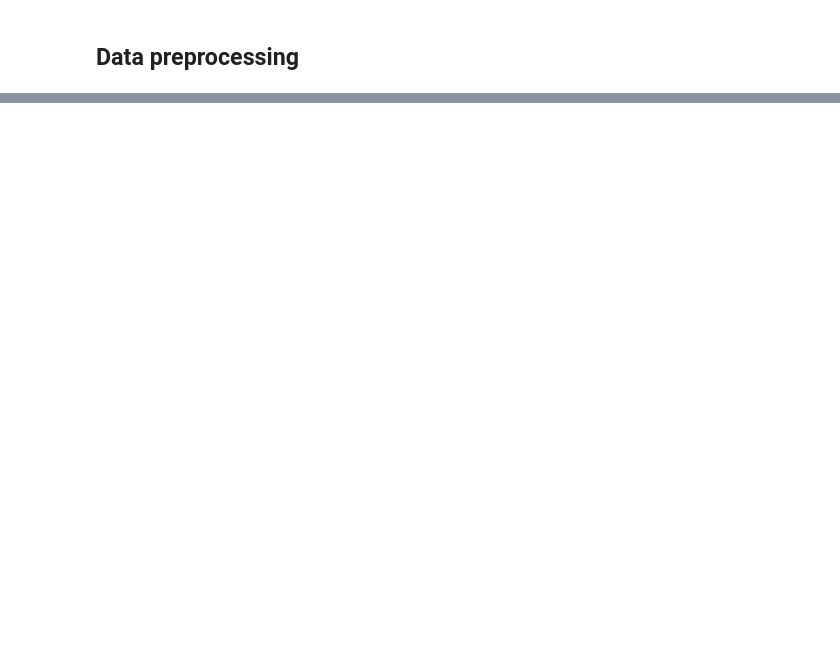
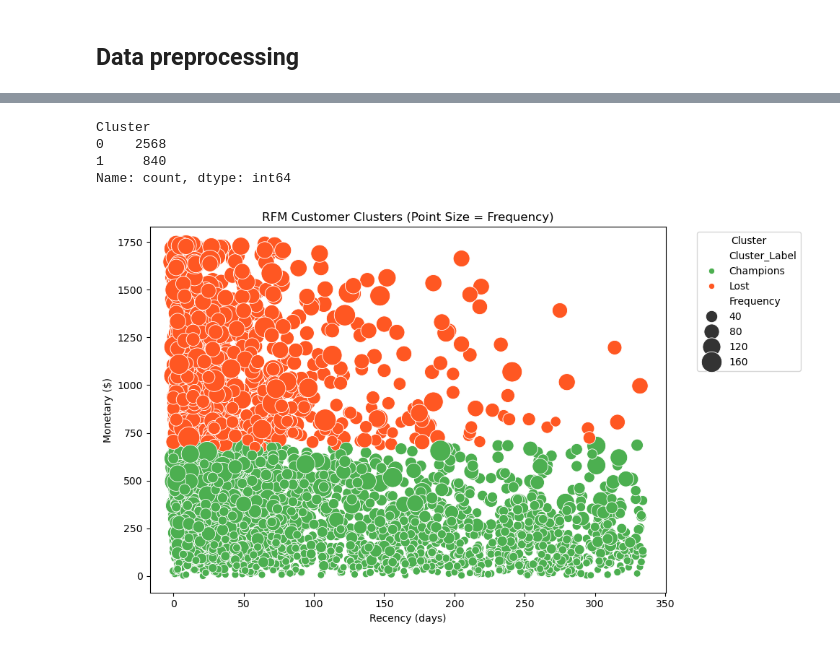
Before and after one commit to muhamedrar/Online-Retail, a Jupyter notebook: clustering_notebook.ipynb, the cells around one changed output, grey strips where cells are left out. Drawn from its saved outputs; the diff is of its cells as text; code cells hidden in the pictures; blank space fills up the shorter version.

```diff
--- a/clustering_notebook.ipynb
+++ b/clustering_notebook.ipynb
@@ -53,0 +89,26 @@ RFM
+# %%
+kmeans = KMeans(n_clusters=2, random_state=42)
+RFM['Cluster'] = kmeans.fit_predict(RFM[['Recency', 'Frequency', 'Monetary']])
+# %%
+RFM['Cluster'].value_counts()
+# %% [output]
+Cluster
+0    2568
+1     840
+Name: count, dtype: int64
+# %%
+cluster_labels = {0: 'Champions', 1: 'Lost', 2: 'New Customers', 3: 'Churned'}
+RFM['Cluster_Label'] = RFM['Cluster'].map(cluster_labels)
+
+# Visualization 1: Scatter Plot (Recency vs. Monetary, Frequency as point size)
+plt.figure(figsize=(10, 6))
+sns.scatterplot(data=RFM, x='Recency', y='Monetary', hue='Cluster_Label',
+                size='Frequency', sizes=(50, 500), palette=['#4CAF50', '#FF5722', '#2196F3', '#9E9E9E'])
+plt.title('RFM Customer Clusters (Point Size = Frequency)')
+plt.xlabel('Recency (days)')
+plt.ylabel('Monetary ($)')
+plt.legend(title='Cluster', bbox_to_anchor=(1.05, 1), loc='upper left')
+plt.tight_layout()
+plt.show()
+# %% [output]
+[figure, added]
```
Also changed, not shown: parts of 12 cells of this notebook.
